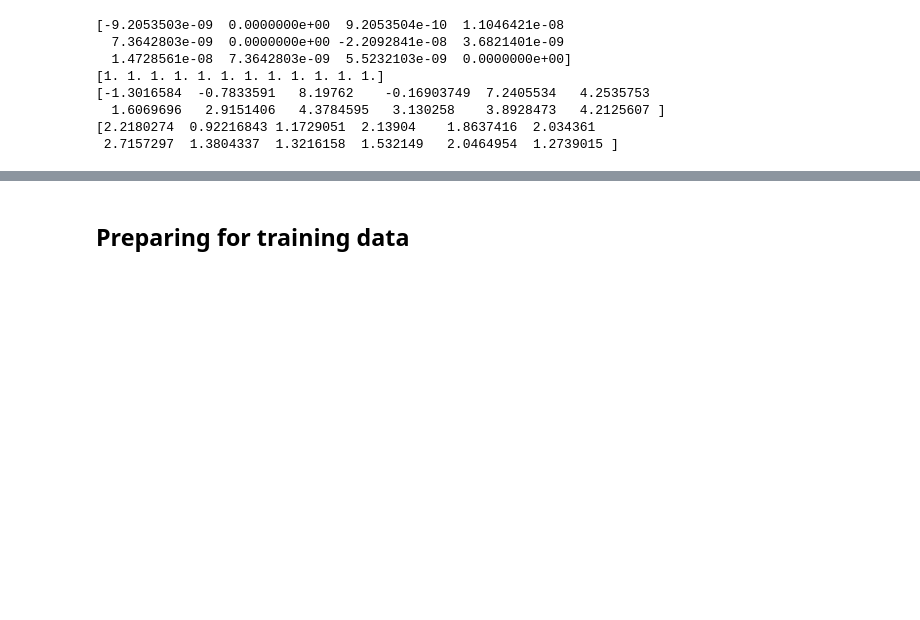
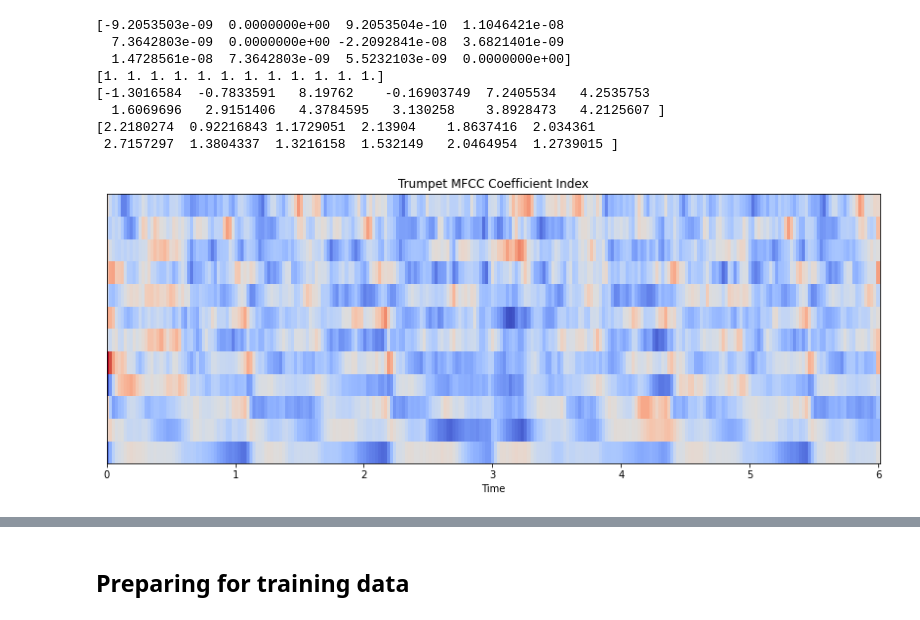
Before and after one commit to Pheobe-Sun/audio-and-speech-demo, a Jupyter notebook: Instrument_classification.ipynb, the cells around one changed output, grey strips where cells are left out. Saved outputs shown, nothing was run; the diff lists cells and outputs as text; code cells hidden in the pictures; blank space fills up the shorter version.

Commit message:
Add MFCC plots

```diff
--- a/Instrument_classification.ipynb
+++ b/Instrument_classification.ipynb
@@ -138,3 +138,10 @@ print(scaled_mfcc_vocal_train.std(axis=0))
   1.6069696   2.9151406   4.3784595   3.130258    3.8928473   4.2125607 ]
 [2.2180274  0.92216843 1.1729051  2.13904    1.8637416  2.034361
  2.7157297  1.3804337  1.3216158  1.532149   2.0464954  1.2739015 ]
+# %%
+plt.figure(figsize=(14,5))
+librosa.display.specshow(scaled_mfcc_trumpet_train.T, sr=sr_trumpet, x_axis='time')
+plt.title('Trumpet MFCC Coefficient Index')
+plt.show()
+# %% [output]
+[figure, added]
```
Also changed, not shown: parts of 3 cells of this notebook.
